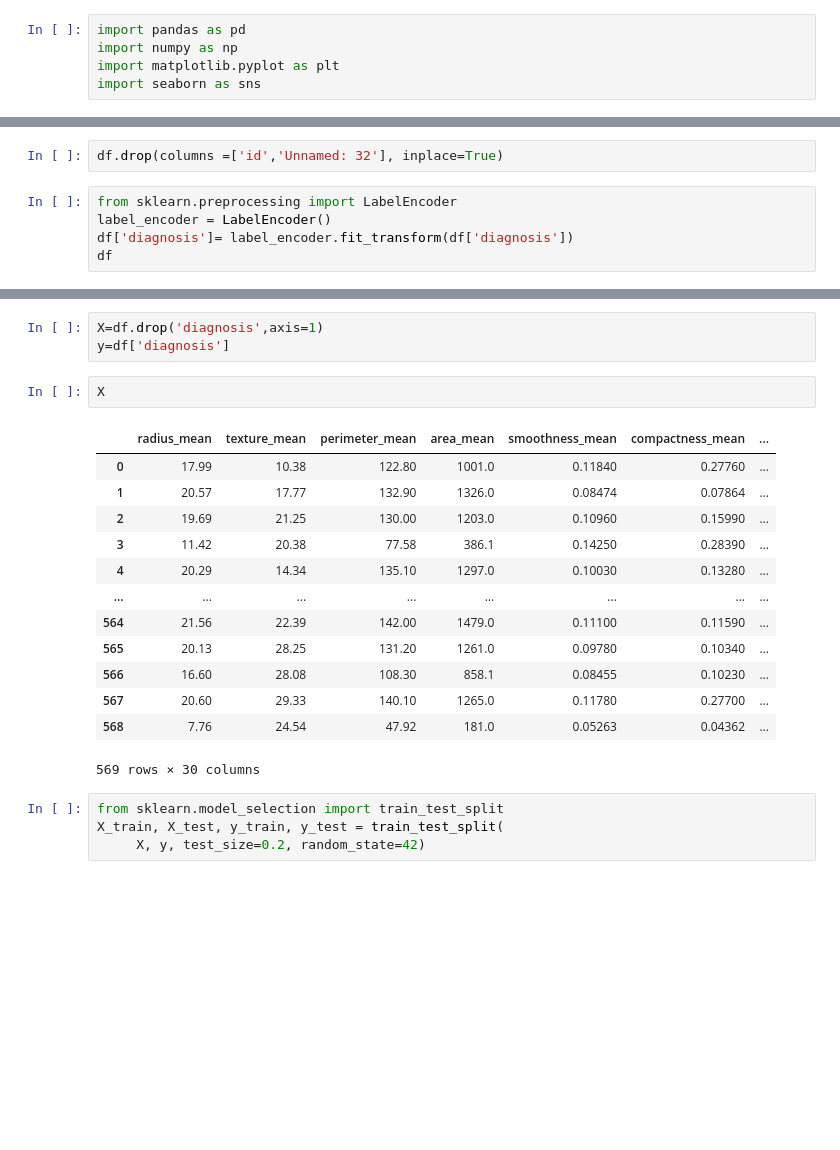
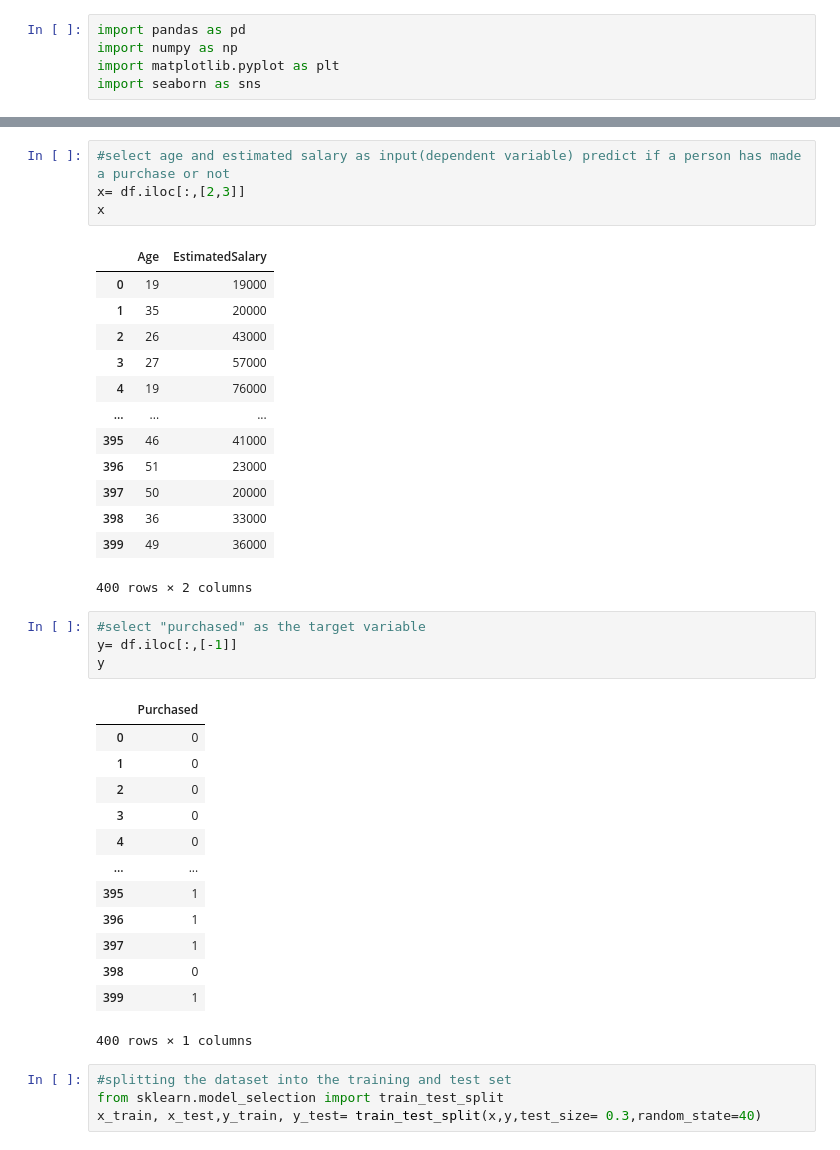
Before and after one commit to akshajchainani/Application-of-artificial-intelligence-in-robotics-labcodes, a Jupyter notebook: air/22070127008 (1).ipynb, the cells around one changed output, grey strips where cells are left out. Cells and saved outputs as stored; diff of their text form; blank space fills up the shorter version.

```diff
--- a/air/22070127008 (1).ipynb
+++ b/air/22070127008 (1).ipynb
@@ -23,7 +28,0 @@ df
-# %%
-df.drop(columns =['id','Unnamed: 32'], inplace=True)
-# %%
-from sklearn.preprocessing import LabelEncoder
-label_encoder = LabelEncoder()
-df['diagnosis']= label_encoder.fit_transform(df['diagnosis'])
-df
@@ -44,23 +29,40 @@ df
-# %%
-X=df.drop('diagnosis',axis=1)
-y=df['diagnosis']
-# %%
-X
-# %% [output]
-|  | radius_mean | texture_mean | perimeter_mean | area_mean | smoothness_mean | compactness_mean | ... |
-| 0 | 17.99 | 10.38 | 122.80 | 1001.0 | 0.11840 | 0.27760 | ... |
-| 1 | 20.57 | 17.77 | 132.90 | 1326.0 | 0.08474 | 0.07864 | ... |
-| 2 | 19.69 | 21.25 | 130.00 | 1203.0 | 0.10960 | 0.15990 | ... |
-| 3 | 11.42 | 20.38 | 77.58 | 386.1 | 0.14250 | 0.28390 | ... |
-| 4 | 20.29 | 14.34 | 135.10 | 1297.0 | 0.10030 | 0.13280 | ... |
-| ... | ... | ... | ... | ... | ... | ... | ... |
-| 564 | 21.56 | 22.39 | 142.00 | 1479.0 | 0.11100 | 0.11590 | ... |
-| 565 | 20.13 | 28.25 | 131.20 | 1261.0 | 0.09780 | 0.10340 | ... |
-| 566 | 16.60 | 28.08 | 108.30 | 858.1 | 0.08455 | 0.10230 | ... |
-| 567 | 20.60 | 29.33 | 140.10 | 1265.0 | 0.11780 | 0.27700 | ... |
-| 568 | 7.76 | 24.54 | 47.92 | 181.0 | 0.05263 | 0.04362 | ... |
-569 rows × 30 columns
+# %%
+#select age and estimated salary as input(dependent variable) predict if a person has made a purchase or not
+x= df.iloc[:,[2,3]]
+x
+# %% [output]
+|  | Age | EstimatedSalary |
+| 0 | 19 | 19000 |
+| 1 | 35 | 20000 |
+| 2 | 26 | 43000 |
+| 3 | 27 | 57000 |
+| 4 | 19 | 76000 |
+| ... | ... | ... |
+| 395 | 46 | 41000 |
+| 396 | 51 | 23000 |
+| 397 | 50 | 20000 |
+| 398 | 36 | 33000 |
+| 399 | 49 | 36000 |
+400 rows × 2 columns
+# %%
+#select "purchased" as the target variable
+y= df.iloc[:,[-1]]
+y
+# %% [output]
+|  | Purchased |
+| 0 | 0 |
+| 1 | 0 |
+| 2 | 0 |
+| 3 | 0 |
+| 4 | 0 |
+| ... | ... |
+| 395 | 1 |
+| 396 | 1 |
+| 397 | 1 |
+| 398 | 0 |
+| 399 | 1 |
+400 rows × 1 columns
 # %%
+#splitting the dataset into the training and test set
 from sklearn.model_selection import train_test_split
-X_train, X_test, y_train, y_test = train_test_split(
-     X, y, test_size=0.2, random_state=42)
+x_train, x_test,y_train, y_test= train_test_split(x,y,test_size= 0.3,random_state=40)
```
Also changed, not shown: parts of 23 cells of this notebook, 10 other files.
